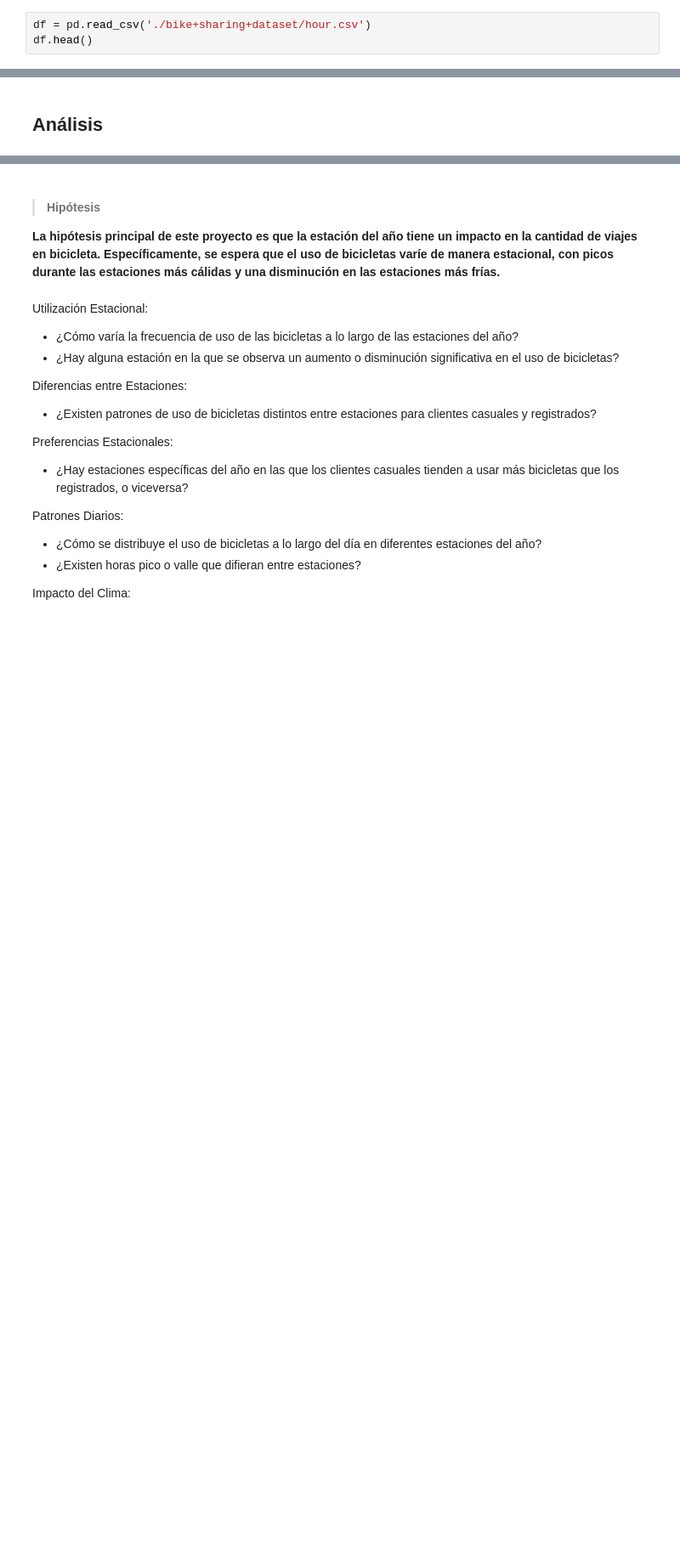
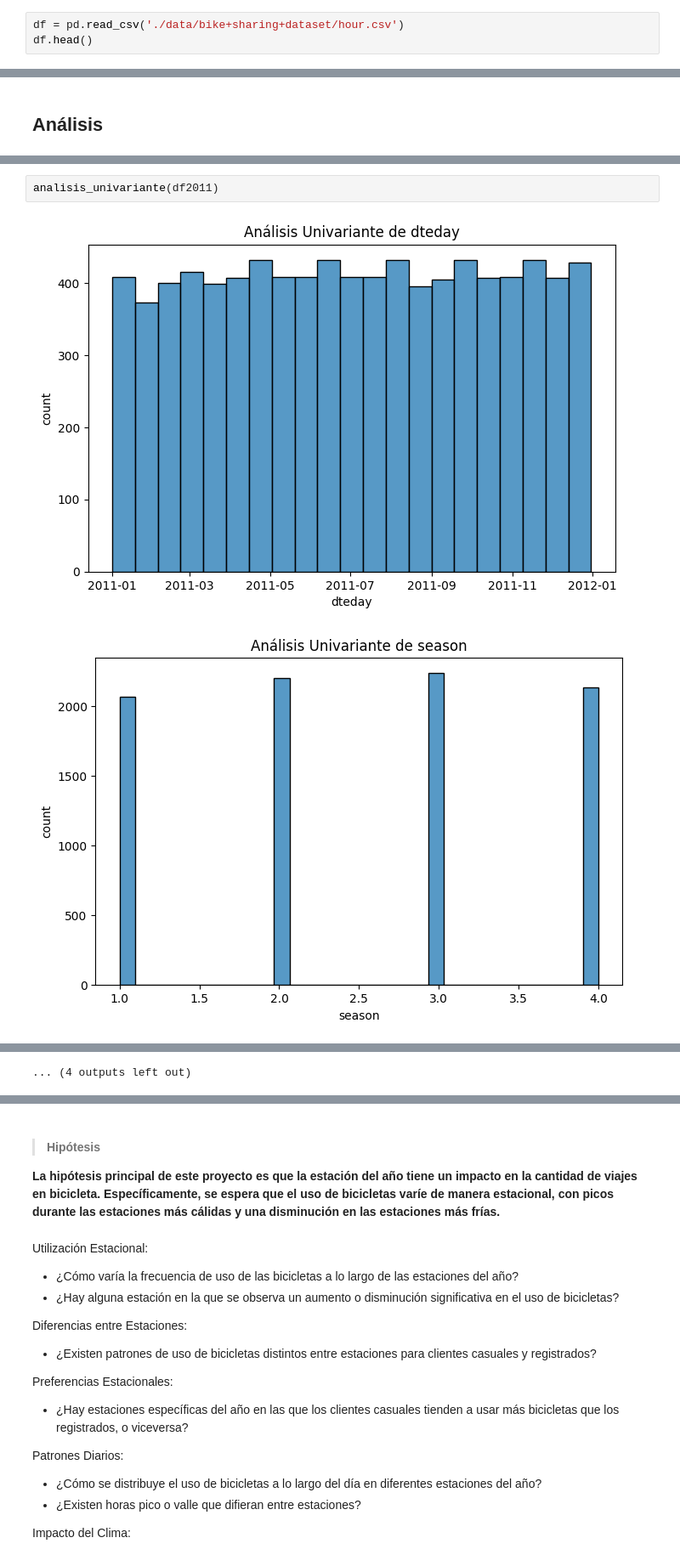
Before and after one commit to solfontan/Capital_Bikeshare_EDA, a Jupyter notebook: Datos_analisis.ipynb, the cells around one changed output, grey strips where cells are left out. Shown at 85% size. Cells and saved outputs as stored; diff of their text form; blank space fills up the shorter version.

```diff
--- a/Datos_analisis.ipynb
+++ b/Datos_analisis.ipynb
@@ -90,7 +84,7 @@ import scipy.stats as stats
 # %% [markdown]
 ## Carga de Datos
 # %%
-df = pd.read_csv('./bike+sharing+dataset/hour.csv')
+df = pd.read_csv('./data/bike+sharing+dataset/hour.csv')
 df.head()
 # %% [output]
 |  | instant | dteday | season | yr | mnth | hr | holiday | weekday | workingday | weathersit | ... |
@@ -404,0 +547,5 @@ df2011.to_csv('Dataset_clear_2011.csv')
+# %%
+analisis_univariante(df2011)
+# %% [output]
+[figure, added]
+[figure, added]
@@ -404,0 +562 @@ df2011.to_csv('Dataset_clear_2011.csv')
+... (4 outputs left out)
```
Also changed, not shown: parts of 39 cells of this notebook, 23 other files.
